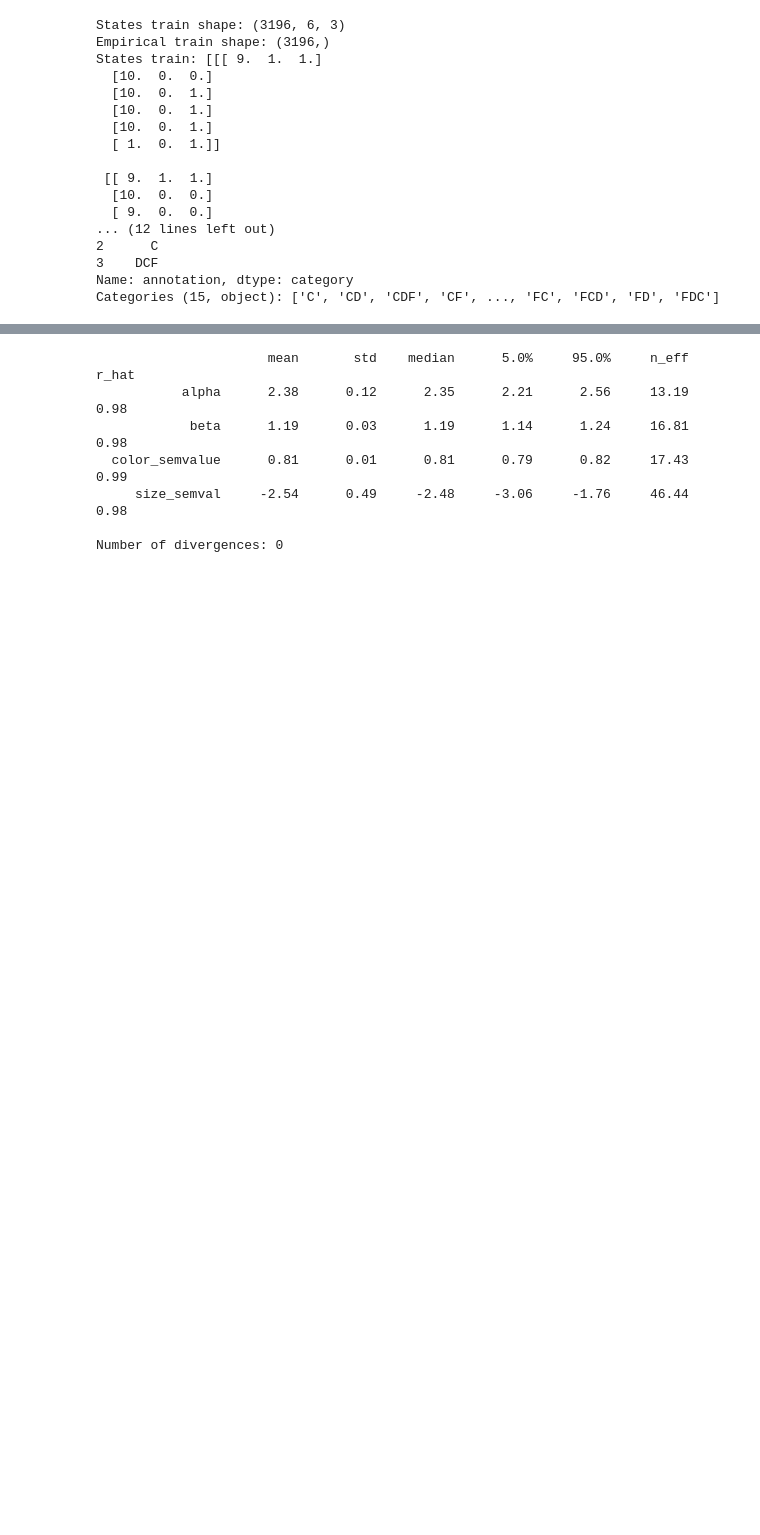
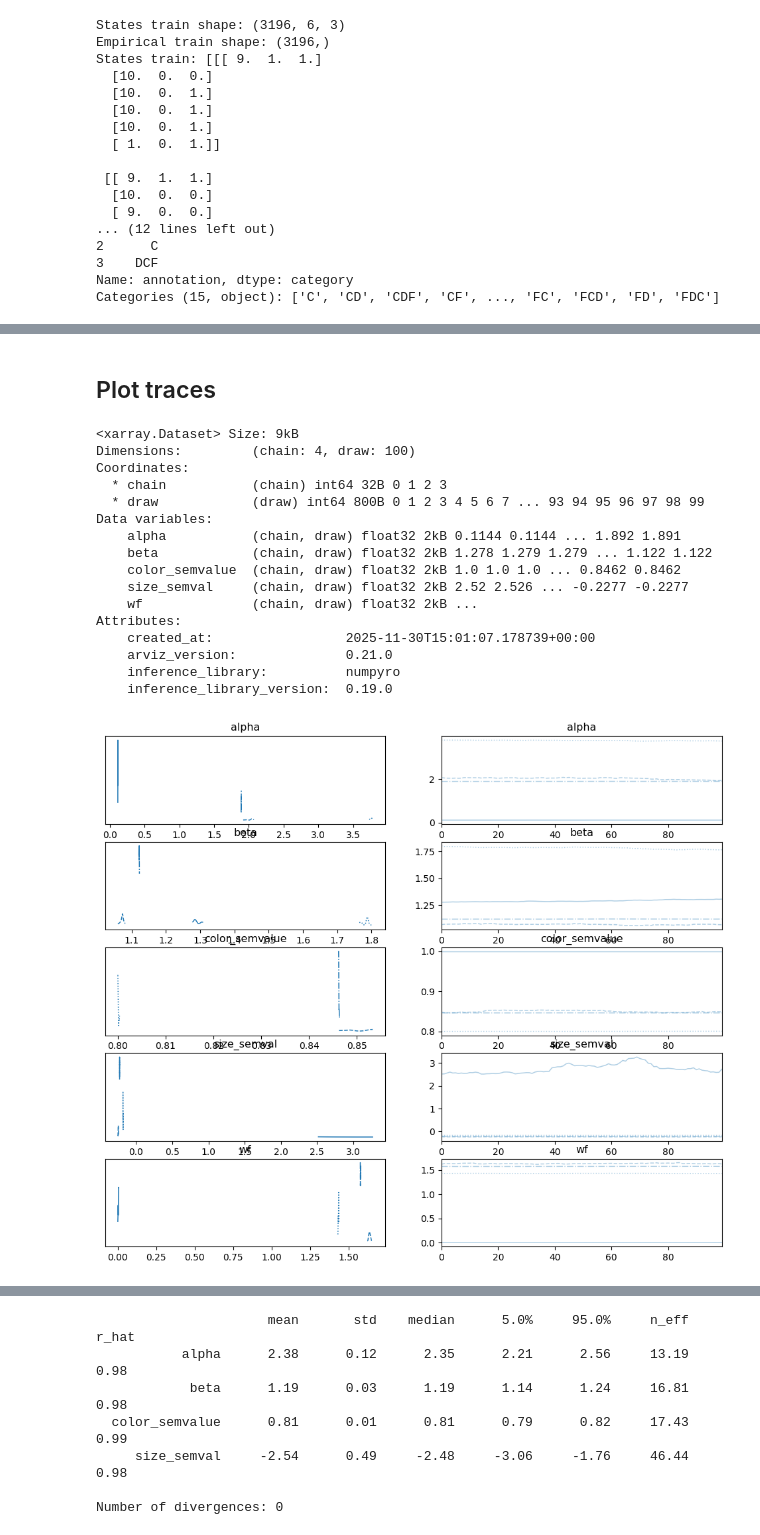
Before and after one commit to HeningWang/numpyro_adjective_modelling, a Jupyter notebook: 05-modelling-production-data/parameterRecovery_global_speaker.ipynb, the cells around one changed output, grey strips where cells are left out. Cells and saved outputs as stored; diff of their text form; code cells hidden in the pictures; blank space fills up the shorter version.

```diff
--- a/05-modelling-production-data/parameterRecovery_global_speaker.ipynb
+++ b/05-modelling-production-data/parameterRecovery_global_speaker.ipynb
@@ -190,0 +152,24 @@ array([[<Axes: title={'center': 'alpha'}>,
+# %% [markdown]
+## Plot traces
+# %%
+az.plot_trace(idata)
+
+idata.posterior
+# %% [output]
+<xarray.Dataset> Size: 9kB
+Dimensions:         (chain: 4, draw: 100)
+Coordinates:
+  * chain           (chain) int64 32B 0 1 2 3
+  * draw            (draw) int64 800B 0 1 2 3 4 5 6 7 ... 93 94 95 96 97 98 99
+Data variables:
+    alpha           (chain, draw) float32 2kB 0.1144 0.1144 ... 1.892 1.891
+    beta            (chain, draw) float32 2kB 1.278 1.279 1.279 ... 1.122 1.122
+    color_semvalue  (chain, draw) float32 2kB 1.0 1.0 1.0 ... 0.8462 0.8462
+    size_semval     (chain, draw) float32 2kB 2.52 2.526 ... -0.2277 -0.2277
+    wf              (chain, draw) float32 2kB ...
+Attributes:
+    created_at:                 2025-11-30T15:01:07.178739+00:00
+    arviz_version:              0.21.0
+    inference_library:          numpyro
+    inference_library_version:  0.19.0
+[figure, added]
```
Also changed, not shown: parts of 16 cells of this notebook, 2 other files.
